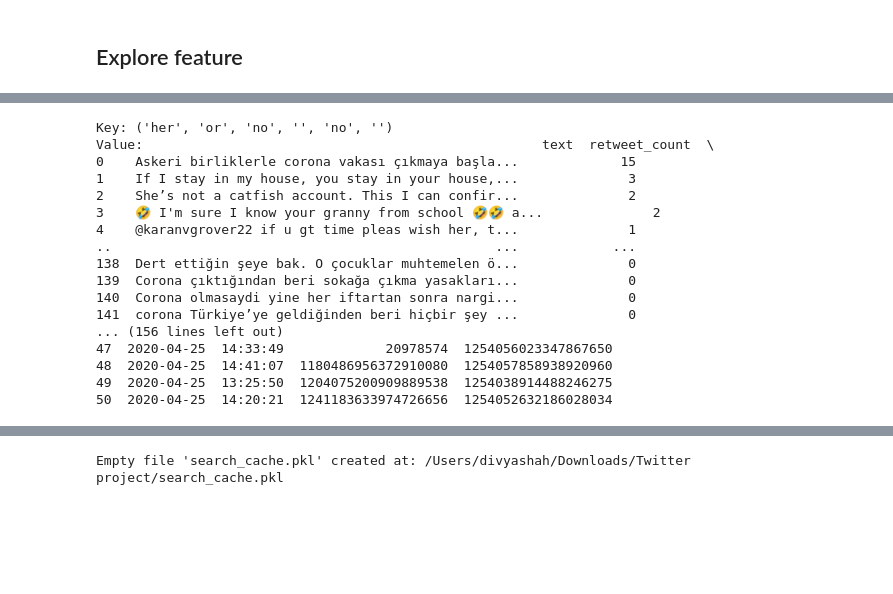
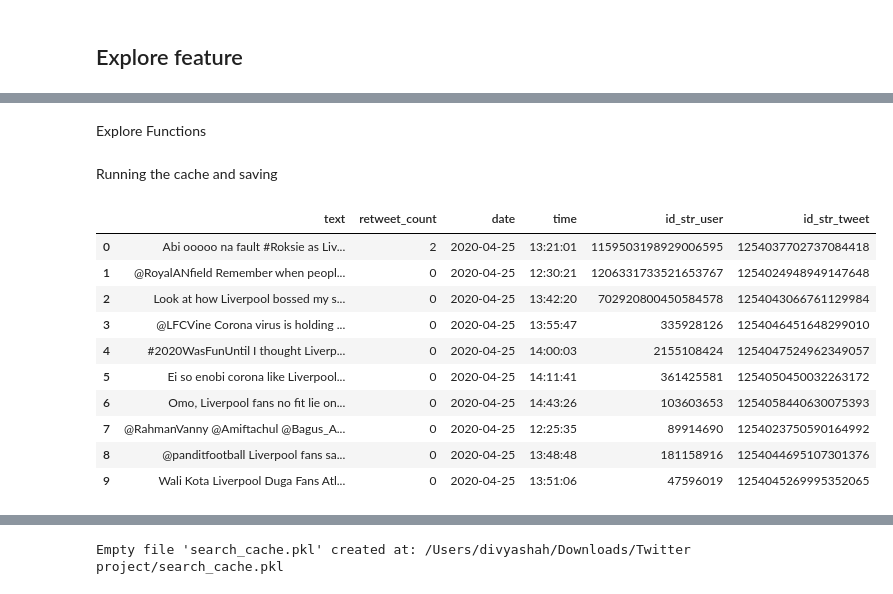
Before and after one commit to mayukhsen13/TwitterSearchApp_694_Team4_2024-1, a Jupyter notebook: Tweet_search_with_cache.ipynb, the cells around one changed output, grey strips where cells are left out. Drawn from its saved outputs; the diff is of its cells as text; code cells hidden in the pictures; blank space fills up the shorter version.

Commit message:
Added Cache Storage File, Retreives from cache

```diff
--- a/Tweet_search_with_cache.ipynb
+++ b/Tweet_search_with_cache.ipynb
@@ -801,0 +473,4 @@ Exiting the program.
+# %%
+# Create an instance of the cache
+search_cache = SearchCache()
+search_cache.load_cache("search_cache.pkl")
@@ -801,0 +642,2 @@ Exiting the program.
+# %% [markdown]
+Explore Functions
@@ -802,3 +732,21 @@ Exiting the program.
+# %% [markdown]
+Running  the cache and saving
+# %%
+# Call the search function to start searching
+search()
+search_cache.save_cache("search_cache.pkl")
+# %% [output]
+|  | text | retweet_count | date | time | id_str_user | id_str_tweet |
+| 0 | Abi ooooo na fault #Roksie as Liv... | 2 | 2020-04-25 | 13:21:01 | 1159503198929006595 | 1254037702737084418 |
+| 1 | @RoyalANfield Remember when peopl... | 0 | 2020-04-25 | 12:30:21 | 1206331733521653767 | 1254024948949147648 |
+| 2 | Look at how Liverpool bossed my s... | 0 | 2020-04-25 | 13:42:20 | 702920800450584578 | 1254043066761129984 |
+| 3 | @LFCVine Corona virus is holding ... | 0 | 2020-04-25 | 13:55:47 | 335928126 | 1254046451648299010 |
+| 4 | #2020WasFunUntil I thought Liverp... | 0 | 2020-04-25 | 14:00:03 | 2155108424 | 1254047524962349057 |
+| 5 | Ei so enobi corona like Liverpool... | 0 | 2020-04-25 | 14:11:41 | 361425581 | 1254050450032263172 |
+| 6 | Omo, Liverpool fans no fit lie on... | 0 | 2020-04-25 | 14:43:26 | 103603653 | 1254058440630075393 |
+| 7 | @RahmanVanny @Amiftachul @Bagus_A... | 0 | 2020-04-25 | 12:25:35 | 89914690 | 1254023750590164992 |
+| 8 | @panditfootball Liverpool fans sa... | 0 | 2020-04-25 | 13:48:48 | 181158916 | 1254044695107301376 |
+| 9 | Wali Kota Liverpool Duga Fans Atl... | 0 | 2020-04-25 | 13:51:06 | 47596019 | 1254045269995352065 |
 # %%
 #CODE TO DISPLAY CACHE WITHOUT THE .PKL FILE
 
@@ -816,7 +764,7 @@ Exiting the program.
 # %%
 #RUN THIS TO VIEW THE CONTENTS OF CACHE IN THE .PKL FILE
 
-cache_filename = "/Users/divyashah/Downloads/Twitter project/search_cache.pkl"
+cache_filename = "search_cache.pkl"
 
 def display_cache(filename):
     try:
@@ -832,24 +780,3 @@ def display_cache(filename):
 
     except FileNotFoundError:
         print(f"Cache file '{filename}' not found.")
-
-# Call the function to display the cache
-display_cache(cache_filename)
-# %% [output]
-Key: ('her', 'or', 'no', '', 'no', '')
-Value:                                                   text  retweet_count  \
-0    Askeri birliklerle corona vakası çıkmaya başla...             15
-1    If I stay in my house, you stay in your house,...              3
-2    She’s not a catfish account. This I can confir...              2
-3    🤣 I'm sure I know your granny from school 🤣🤣 a...              2
-4    @karanvgrover22 if u gt time pleas wish her, t...              1
-..                                                 ...            ...
-138  Dert ettiğin şeye bak. O çocuklar muhtemelen ö...              0
-139  Corona çıktığından beri sokağa çıkma yasakları...              0
-140  Corona olmasaydi yine her iftartan sonra nargi...              0
-141  corona Türkiye’ye geldiğinden beri hiçbir şey ...              0
-... (156 lines left out)
-47  2020-04-25  14:33:49             20978574  1254056023347867650
-48  2020-04-25  14:41:07  1180486956372910080  1254057858938920960
-49  2020-04-25  13:25:50  1204075200909889538  1254038914488246275
-50  2020-04-25  14:20:21  1241183633974726656  1254052632186028034
```
Also changed, not shown: parts of 8 cells of this notebook, 1 other file.
